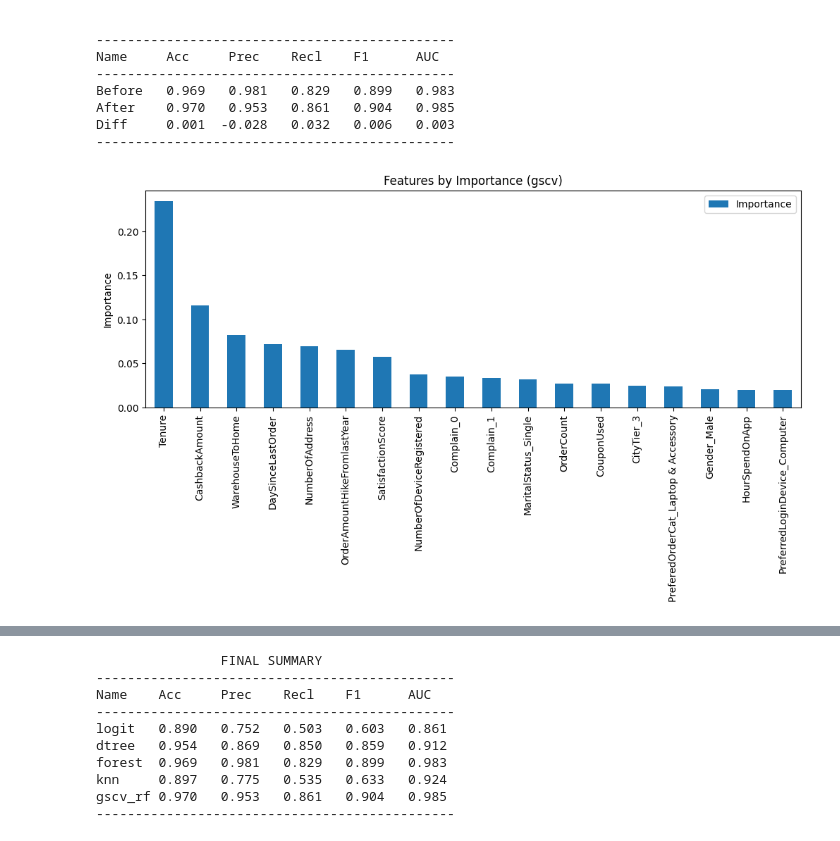
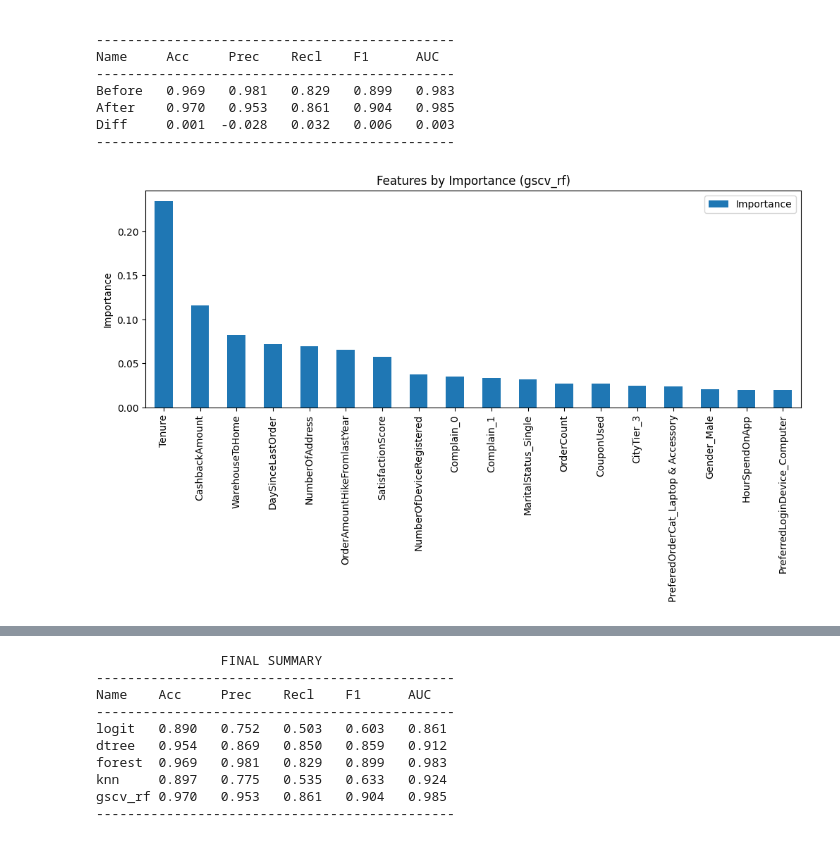
Before and after one commit to straylight77/data-sci-learning, a Jupyter notebook: dat203/final.ipynb, the cells around one changed output, grey strips where cells are left out. Saved outputs shown, nothing was run; the diff lists cells and outputs as text; code cells hidden in the pictures.

```diff
--- a/dat203/final.ipynb
+++ b/dat203/final.ipynb
@@ -931,19 +835,16 @@ params = {
     'n_estimators': [ 500 ],
     'max_depth': [ 6, 9, 12, 15, 24 ],
     'min_samples_split': [ 2, 4, 8 ],
-    #'min_samples_leaf': [ 2, 4 ],
-    #'max_features': [ "sqrt", "log2", None ],
-    #'max_leaf_nodes': [3, 6, 9],
 }
 
-scoring_method = "f1"
+scoring_method = "recall"
 
 model = RandomForestClassifier(random_state=0)
 
 gscv = GridSearchCV(
     model,
     params,
-    #cv = 5,
+    cv = 5,
     scoring = scoring_method,
     verbose = 1,
     n_jobs = -1  # use all CPU's
@@ -952,10 +853,7 @@ gscv = GridSearchCV(
 gscv.fit(X_train2, y_train2)
 print("-----")
 print(f'Best parameters {gscv.best_params_}')
-print(
-    f'Mean cross-validated {scoring_method} of the best_estimator: ' +
-    f'{gscv.best_score_:.3f}'
-)
+print(f"{scoring_method}: {gscv.best_score_:.3f}")
 print("-----")
 # %% [output]
 Fitting 5 folds for each of 30 candidates, totalling 150 fits
@@ -1031,14 +929,14 @@ Diff     0.001  -0.028   0.032   0.006   0.003
 # %%
 imp_df = pd.DataFrame(
     gscv.best_estimator_.feature_importances_,
     index = X2.columns,
     columns = ["Importance"]
 )
 imp_df.sort_values(by='Importance', ascending=False, inplace=True)
 imp_df.plot(kind='bar', figsize=(12, 4))
 plt.xticks(rotation="vertical")
 plt.ylabel("Importance")
-plt.title("Features by Importance (gscv)")
+plt.title("Features by Importance (gscv_rf)")
 plt.show()
 # %% [output]
-[figure, old version]
+[figure, new version]
```
Also changed, not shown: parts of 19 cells of this notebook.
